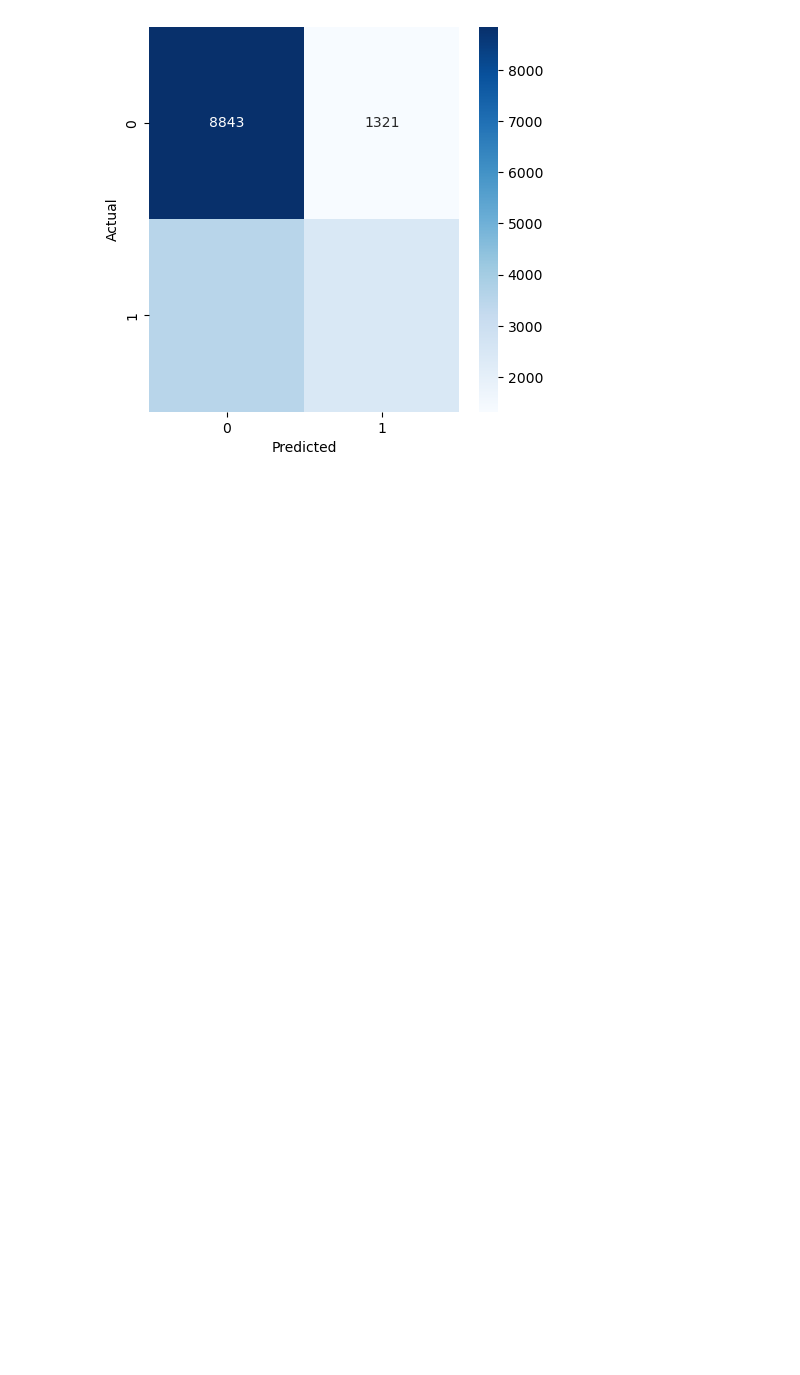
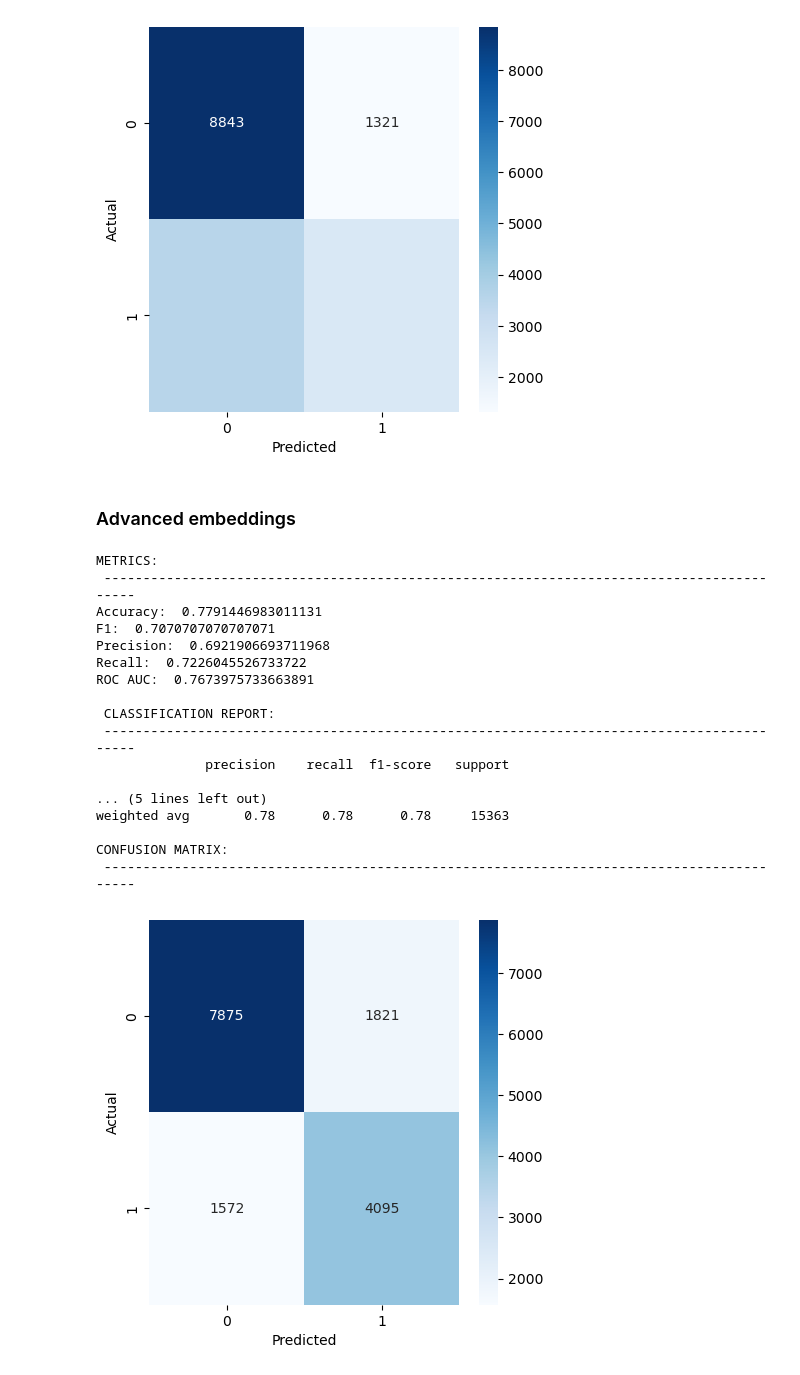
Before and after one commit to ClaudiaValverde/quora-challenge, a Jupyter notebook: reproduce_results.ipynb, the cells around one changed output. Saved outputs shown, nothing was run; the diff lists cells and outputs as text; code cells hidden in the pictures; blank space fills up the shorter version.

```diff
--- a/reproduce_results.ipynb
+++ b/reproduce_results.ipynb
@@ -472,3 +484,11 @@ weighted avg       0.69      0.70      0.68     16171
 CONFUSION MATRIX:
  ------------------------------------------------------------------------------------------
 [figure]
+# %% [markdown]
+### Advanced embeddings
+# %%
+# load ground truths
+with open('model/pretrained_embeddings/y_va.pkl', 'rb') as f:
+    y_va = pickle.load(f)
+with open('model/pretrained_embeddings/y_te.pkl', 'rb') as f:
+    y_te = pickle.load(f)
@@ -474,0 +497,33 @@ CONFUSION MATRIX:
+# %%
+with open('model/pretrained_embeddings/logistic_distances.pkl', 'rb') as f:
+    logistic = pickle.load(f)
+
+with open('model/pretrained_embeddings/dists_va.pkl', 'rb') as f:
+    dists_va = pickle.load(f)
+with open('model/pretrained_embeddings/dists_te.pkl', 'rb') as f:
+    dists_te = pickle.load(f)
+
+data_va = np.array(dists_va).reshape(-1, 1)
+data_te = np.array(dists_te).reshape(-1, 1)
+# %%
+scores = logistic.predict(data_va)
+metrics = evaluate_scores(scores, y_va, display=True)
+# %% [output]
+METRICS:
+ ------------------------------------------------------------------------------------------
+Accuracy:  0.7791446983011131
+F1:  0.7070707070707071
+Precision:  0.6921906693711968
+Recall:  0.7226045526733722
+ROC AUC:  0.7673975733663891
+
+ CLASSIFICATION REPORT:
+ ------------------------------------------------------------------------------------------
+              precision    recall  f1-score   support
+
+... (5 lines left out)
+weighted avg       0.78      0.78      0.78     15363
+
+CONFUSION MATRIX:
+ ------------------------------------------------------------------------------------------
+[figure, added]
```
Also changed, not shown: parts of 13 cells of this notebook, 13 other files.
